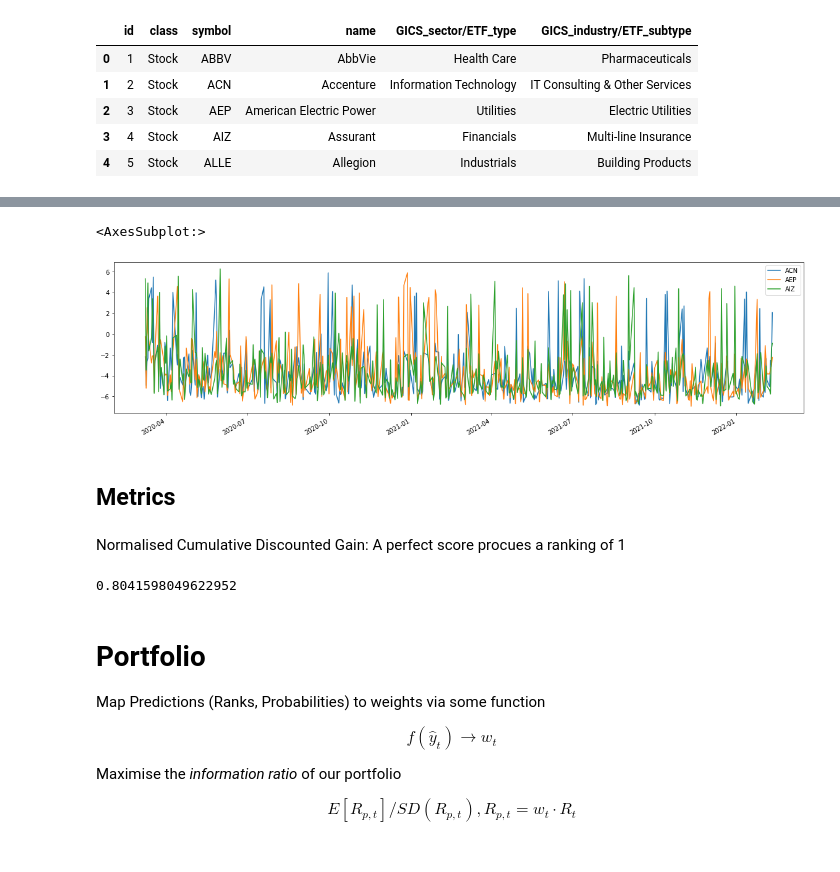
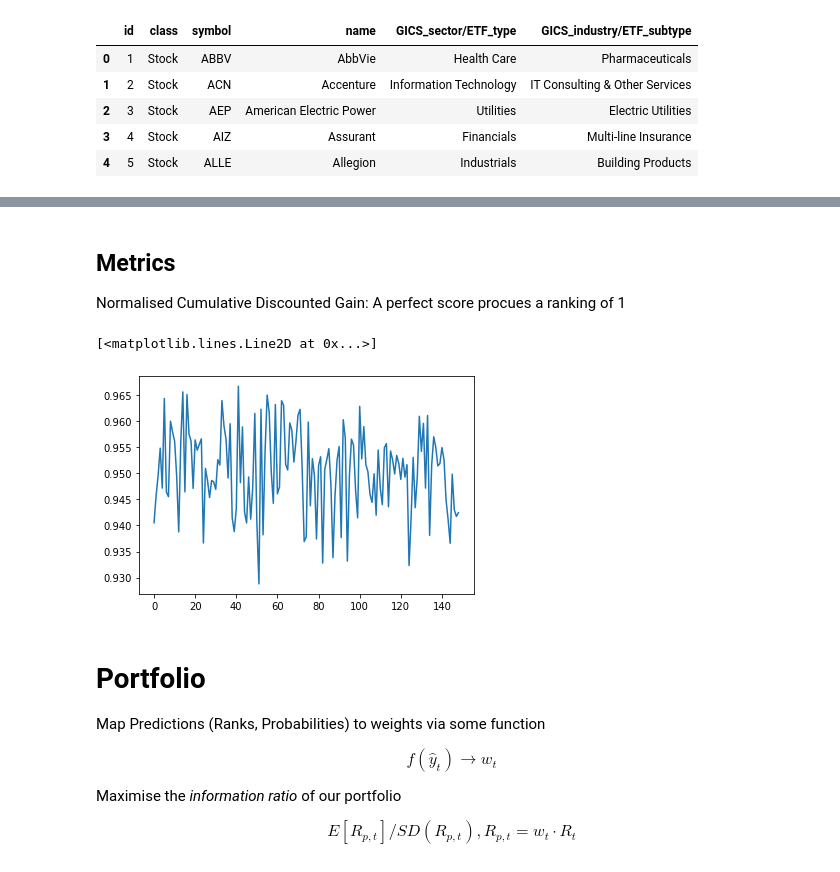
Before and after one commit to chrischia06/M6, a Jupyter notebook: RankTest.ipynb, the cells around one changed output, grey strips where cells are left out. Drawn from its saved outputs; the diff is of its cells as text; code cells hidden in the pictures.

```diff
--- a/RankTest.ipynb
+++ b/RankTest.ipynb
@@ -85,4 +164,5 @@ In the naive model, apply LGBRanker to predict the rankings of asset returns in
 # %%
-lgbr = lgb.LGBMRanker(n_estimators=100)
-lgbr.fit(df3.iloc[:, [1,2, 3, 5]], df3.iloc[:, 4], group = [df3.shape[0] / 3] * 3)
+import lightgbm as lgb
+lgbr = lgb.LGBMRanker(n_estimators=100,objective="lambdarank",metric="ndcg")
+lgbr.fit(df3.iloc[:, list(range(100)) + [101]], df3.iloc[:, 100], group = groups)
 # %% [output]
@@ -96,20 +246,18 @@ pred_ranks.index = list(test_ranks.index)[:-1]
-# %%
-import matplotlib.pyplot as plt
-fig, ax = plt.subplots(figsize=(20, 5))
-pred_ranks.plot(ax = ax)
-# %% [output]
-<AxesSubplot:>
-[figure, removed]
 # %% [markdown]
 ## Metrics
+
+Normalised Cumulative Discounted Gain: A perfect score procues a ranking of 1
 # %%
 from sklearn.metrics import ndcg_score
+ndcg_scores = np.zeros(149)
+
+for i in range(149):
+    ndcg_scores[i] = ndcg_score(quantiles.shift(-1).iloc[[i]].T.dropna().T.values, pred_ranks.iloc[[i]].T.dropna().T.values)
+import matplotlib.pyplot as plt
+plt.plot(ndcg_scores)
+# %% [output]
+[<matplotlib.lines.Line2D at 0x...>]
+[figure, added]
-# %% [markdown]
-Normalised Cumulative Discounted Gain: A perfect score procues a ranking of 1
-# %%
-ndcg_score(test_ranks.iloc[:-1].values, pred_ranks.apply(lambda x: x.argsort(), axis = 1))
-# %% [output]
-0.8041598049622952
 # %% [markdown]
 # Portfolio
 
```
Also changed, not shown: parts of 31 cells of this notebook.
